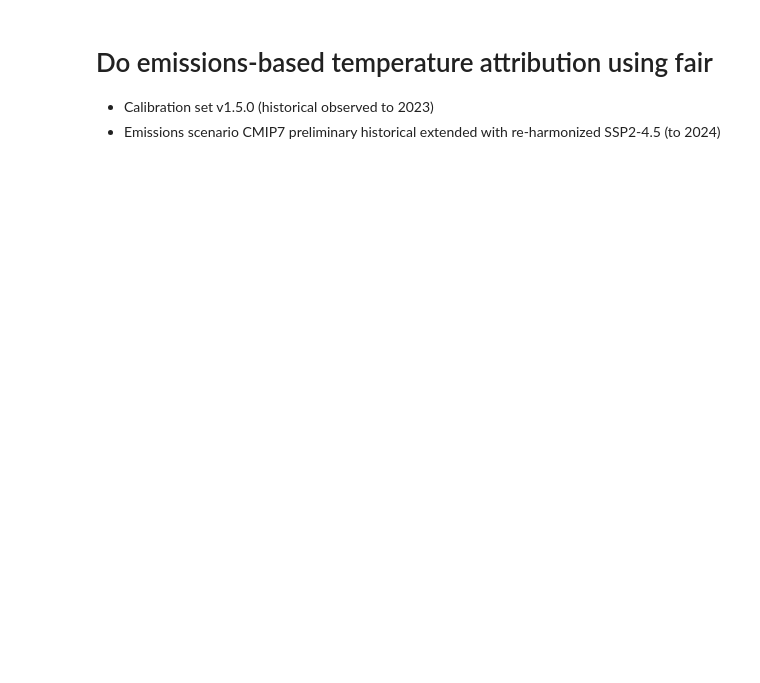
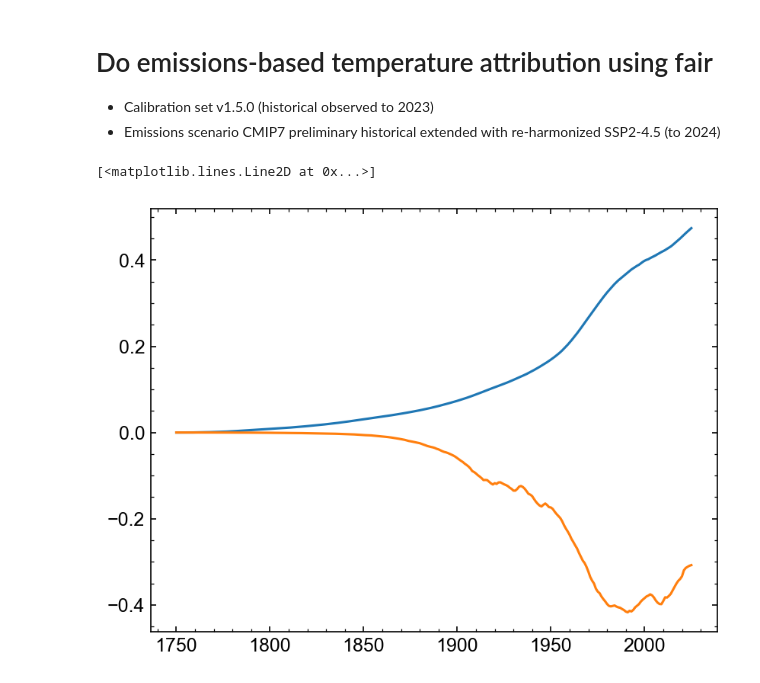
Before and after one commit to benmsanderson/emissions-attribution, a Jupyter notebook: notebooks/run-emissions.ipynb, the cells around one changed output. Cells and saved outputs as stored; diff of their text form; code cells hidden in the pictures; blank space fills up the shorter version.

```diff
--- a/notebooks/run-emissions.ipynb
+++ b/notebooks/run-emissions.ipynb
@@ -57,17 +57,28 @@ initialise(f.airborne_emissions, 0)
 # %%
 f.run()
 # %%
-pl.plot(
-    f.timebounds,
-    (
+mnr=(
+        (f.temperature.sel(layer=0, scenario='ssp245-noSO2'))
+    ).median(dim='config')
+
+dch4=(
         (f.temperature.sel(layer=0, scenario='ssp245')) -
         (f.temperature.sel(layer=0, scenario='ssp245-noCH4'))
     ).median(dim='config')
+
+dso2=(
+        (f.temperature.sel(layer=0, scenario='ssp245')) -
+        (f.temperature.sel(layer=0, scenario='ssp245-noSO2'))
+    ).median(dim='config')
+
+pl.plot(
+    f.timebounds,
+    dch4
 )
 pl.plot(
     f.timebounds,
-    (
-        (f.temperature.sel(layer=0, scenario='ssp245')) -
-        (f.temperature.sel(layer=0, scenario='ssp245-noSO2'))
-    ).median(dim='config')
+    dso2
 )
+# %% [output]
+[<matplotlib.lines.Line2D at 0x...>]
+[figure, added]
```
Also changed, not shown: parts of 25 cells of this notebook, 4 other files.
